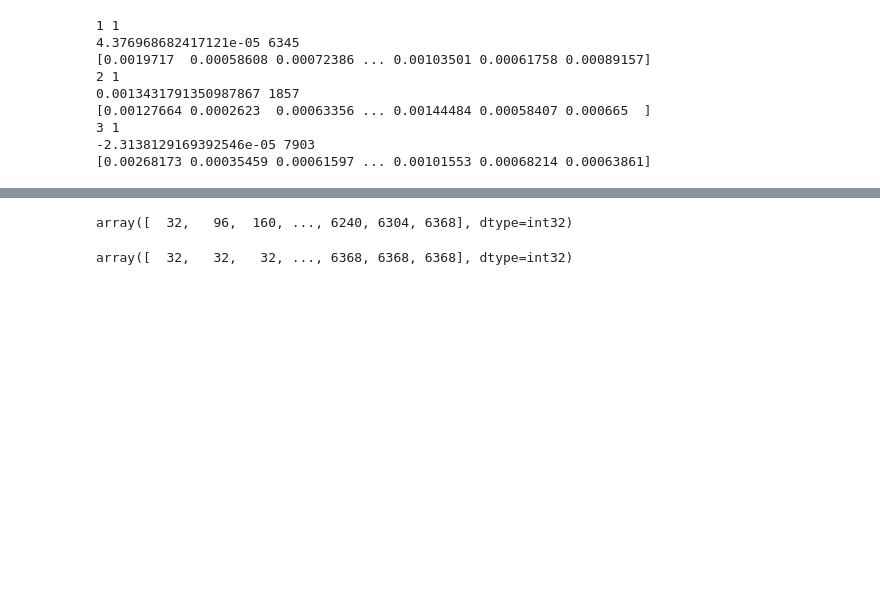
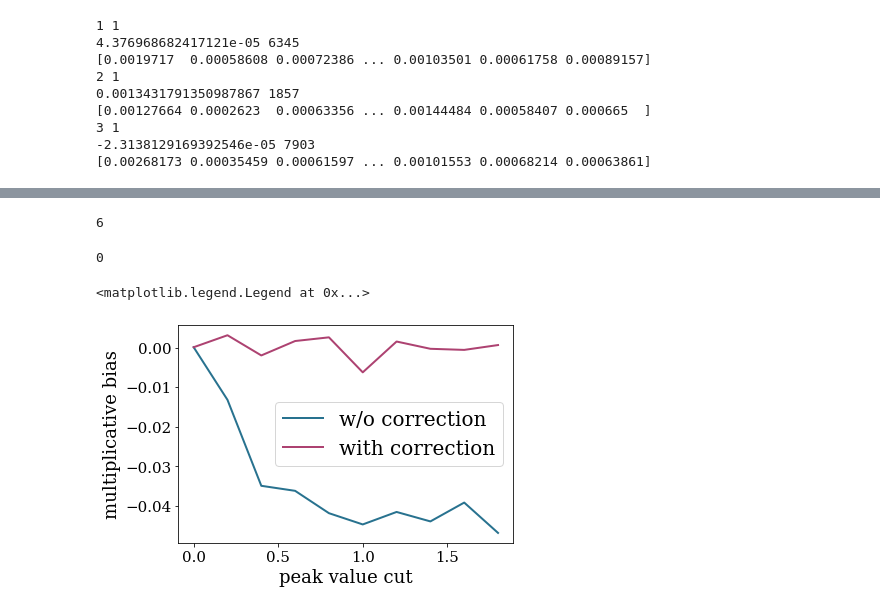
Before and after one commit to mr-superonion/FPFS_notebooks, a Jupyter notebook: 2_1_detectionfunction.ipynb, the cells around one changed output, grey strips where cells are left out. Saved outputs shown, nothing was run; the diff lists cells and outputs as text; code cells hidden in the pictures; blank space fills up the shorter version.

```diff
--- a/2_1_detectionfunction.ipynb
+++ b/2_1_detectionfunction.ipynb
@@ -139,8 +115,58 @@ fpfs-rcut16-psf60-10/  fpfs-rcut16-psf60-7/
-# %%
-a1['pdet_x']
-# %% [output]
-array([  32,   96,  160, ..., 6240, 6304, 6368], dtype=int32)
-# %%
-a1['pdet_y']
-# %% [output]
-array([  32,   32,   32, ..., 6368, 6368, 6368], dtype=int32)
+# %%
+import fitsio
+import numpy.lib.recfunctions as rfn
+
+out1=[]
+out2=[]
+for _i in range(128):
+    _a1=fitsio.read('../sim/outBasic-var0em0/psf60/fpfs-cut16-%04d-g1-0000.fits' %_i)
+    _a2=fitsio.read('../sim/outBasic-var0em0/psf60/fpfs-cut16-%04d-g1-2222.fits' %_i)
+    out1.append(_a1)
+    out2.append(_a2)
+out1 =   rfn.stack_arrays(out1,usemask=False)
+out2 =   rfn.stack_arrays(out2,usemask=False)
+
+gc.collect()
+# %% [output]
+6
+# %%
+ell1=fpfs.fpfsBase.fpfsM2E(out1,const=100)
+ell2=fpfs.fpfsBase.fpfsM2E(out2,const=100)
+# %%
+y1=[]
+y2=[]
+for i in range(0,10):
+    msk1=out1['pdet_v22']>0.2*i
+    msk2=out2['pdet_v22']>0.2*i
+    msks1=(out1['pdet_v22']>0.2*i)&(out1['pdet_v22']<0.2*i+0.02)
+    msks2=(out2['pdet_v22']>0.2*i)&(out2['pdet_v22']<0.2*i+0.02)
+    if np.sum(msks1)==0:
+        cor1=0.
+    else:
+        cor1=np.sum(ell1[msks1]['fpfs_e1']*out1[msks1]['pdet_v22r1'])/0.02
+    if np.sum(msks2)==0:
+        cor2=0.
+    else:
+        cor2=np.sum(ell2[msks2]['fpfs_e1']*out2[msks2]['pdet_v22r1'])/0.02
+
+    de=np.sum(ell2[msk2]['fpfs_e1'])-np.sum(ell1[msk1]['fpfs_e1'])
+    rave=(np.sum(ell2[msk2]['fpfs_RE'])+np.sum(ell1[msk1]['fpfs_RE']))/2.
+    raveR=(np.sum(ell2[msk2]['fpfs_RE'])+np.sum(ell1[msk1]['fpfs_RE'])+cor1+cor2)/2.
+    y1.append(de/rave/0.04-1)
+    y2.append(de/raveR/0.04-1)
+    del msk1,msk2,msks1,msks2
+gc.collect()
+# %% [output]
+0
+# %%
+import pltutil
+cuts=np.arange(0,2,0.2)
+
+plt.plot(cuts,np.array(y1),label='w/o correction',color=pltutil.colors[0])
+plt.plot(cuts,np.array(y2),label='with correction',color=pltutil.colors[1])
+plt.xlabel('peak value cut')
+plt.ylabel('multiplicative bias')
+plt.legend()
+# %% [output]
+<matplotlib.legend.Legend at 0x...>
+[figure, added]
```
Also changed, not shown: parts of 3 cells of this notebook, 3 other files.
